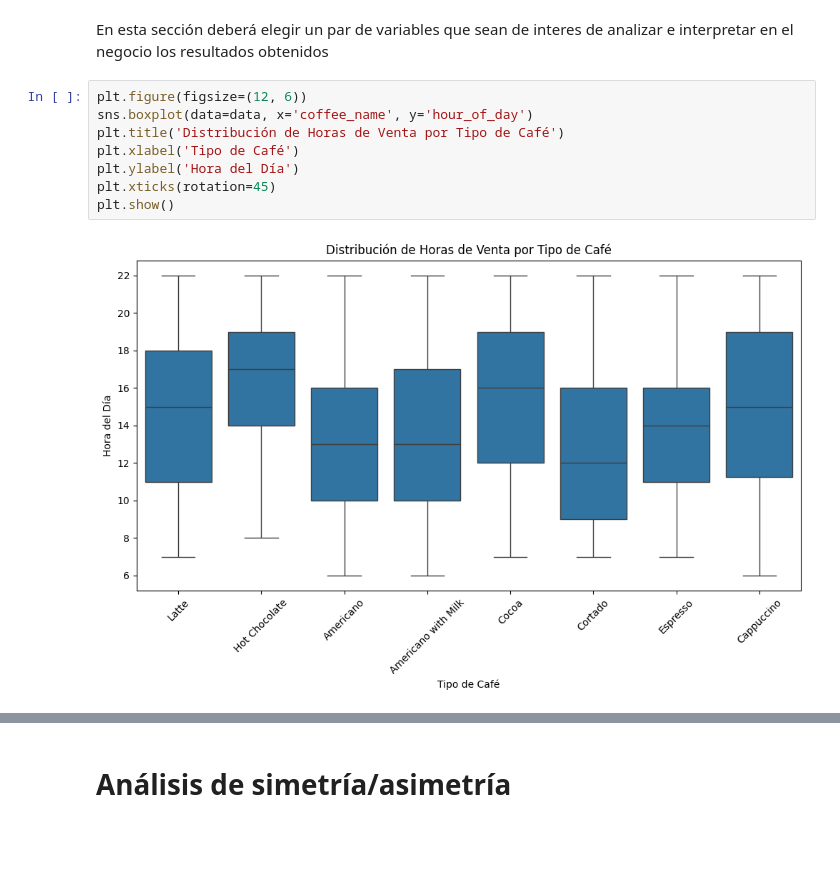
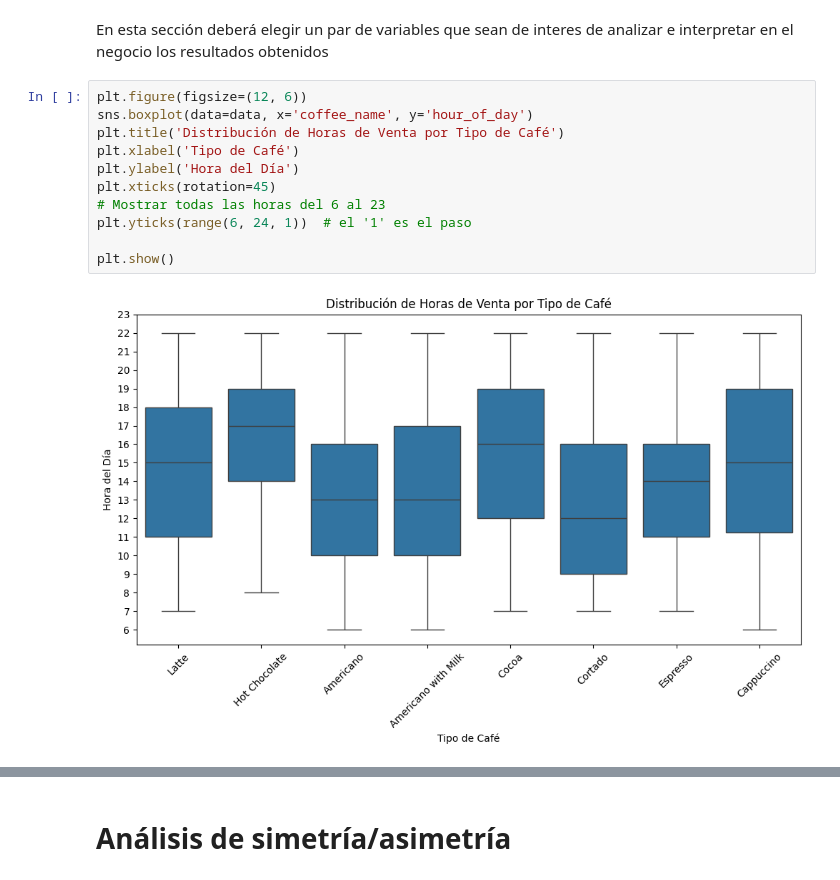
Before and after one commit to kithian/inteligencia_artificial, a Jupyter notebook: 620454_base_evaluacion_1_2025_2_analisisexploratorio.ipynb, the cells around one changed output, grey strips where cells are left out. Cells and saved outputs as stored; diff of their text form; blank space fills up the shorter version.

```diff
--- a/620454_base_evaluacion_1_2025_2_analisisexploratorio.ipynb
+++ b/620454_base_evaluacion_1_2025_2_analisisexploratorio.ipynb
@@ -423,10 +431,13 @@ En esta sección deberá elegir un par de variables que sean de interes de anali
 # %%
 plt.figure(figsize=(12, 6))
 sns.boxplot(data=data, x='coffee_name', y='hour_of_day')
 plt.title('Distribución de Horas de Venta por Tipo de Café')
 plt.xlabel('Tipo de Café')
 plt.ylabel('Hora del Día')
 plt.xticks(rotation=45)
+# Mostrar todas las horas del 6 al 23
+plt.yticks(range(6, 24, 1))  # el '1' es el paso
+
 plt.show()
 # %% [output]
-[figure, old version]
+[figure, new version]
```
Also changed, not shown: parts of 14 cells of this notebook.
